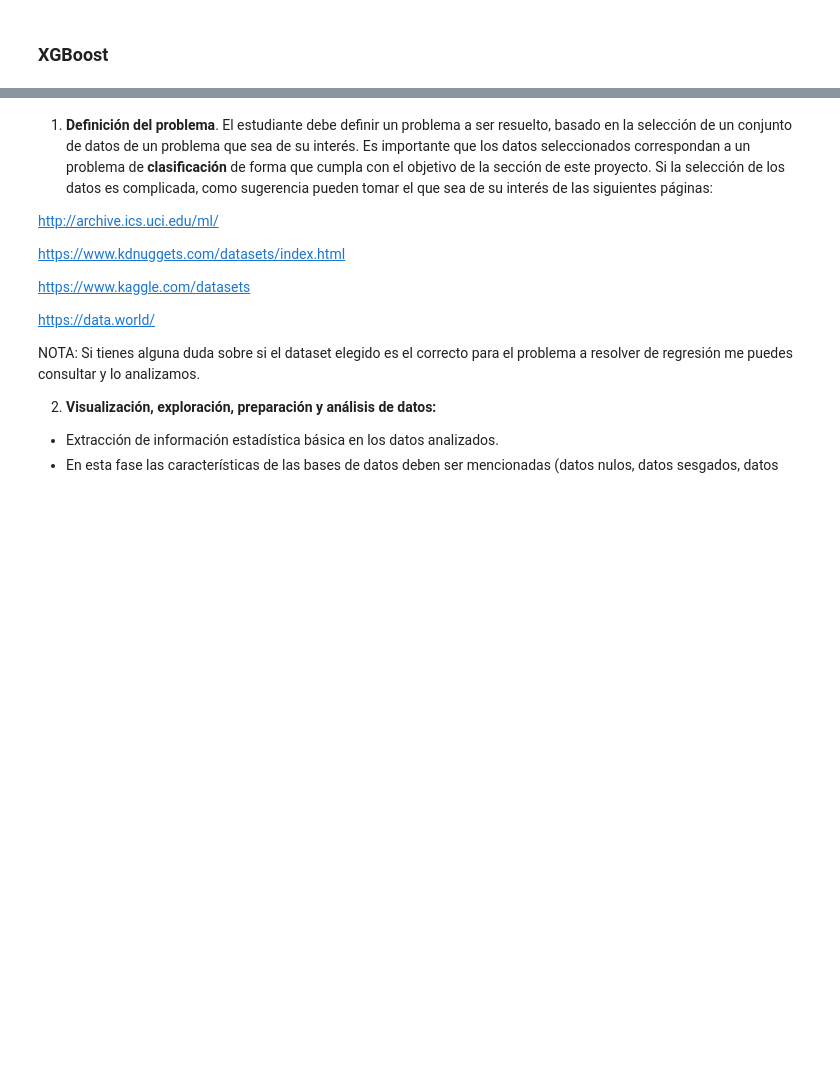
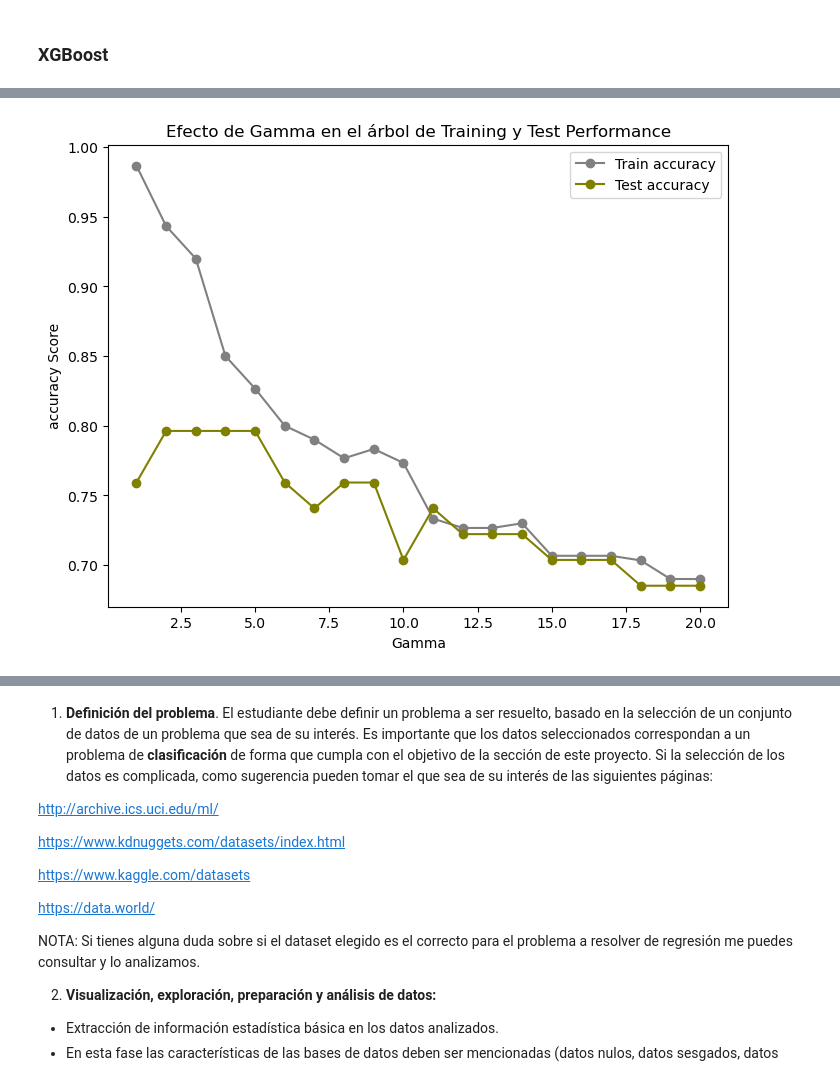
Before and after one commit to RafaelTakata0105/Proyecto_Flores_Takata, a Jupyter notebook: notebooks/Proyecto_final (1).ipynb, the cells around one changed output, grey strips where cells are left out. Cells and saved outputs as stored; diff of their text form; code cells hidden in the pictures; blank space fills up the shorter version.

```diff
--- a/notebooks/Proyecto_final (1).ipynb
+++ b/notebooks/Proyecto_final (1).ipynb
@@ -1058,0 +1113,21 @@ from xgboost import XGBClassifier
+# %%
+gammas = range(1, 21)
+train_scores = []
+test_scores = list()
+
+for gamma in gammas:
+    xgbc = XGBClassifier(gamma = gamma, objective= "multi:softmax", seed=444)
+    xgbc.fit(X_smote_Ca, y_smote_C)
+    train_scores.append(xgbc.score(X_smote_Ca, y_smote_C))
+    test_scores.append(xgbc.score(X_test_Ca, y_test_C))
+
+plt.figure(figsize=(8, 6))
+plt.plot(gammas, train_scores, label='Train accuracy', color='gray', marker='o')
+plt.plot(gammas, test_scores, label='Test accuracy', color='olive', marker='o')
+plt.xlabel('Gamma')
+plt.ylabel('accuracy Score')
+plt.title('Efecto de Gamma en el árbol de Training y Test Performance')
+plt.legend()
+plt.show()
+# %% [output]
+[figure, added]
```
Also changed, not shown: parts of 32 cells of this notebook.
